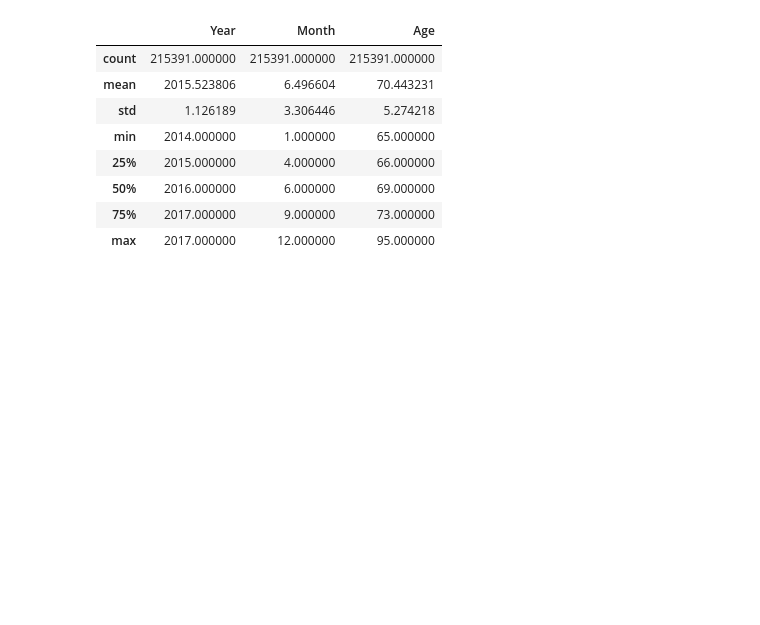
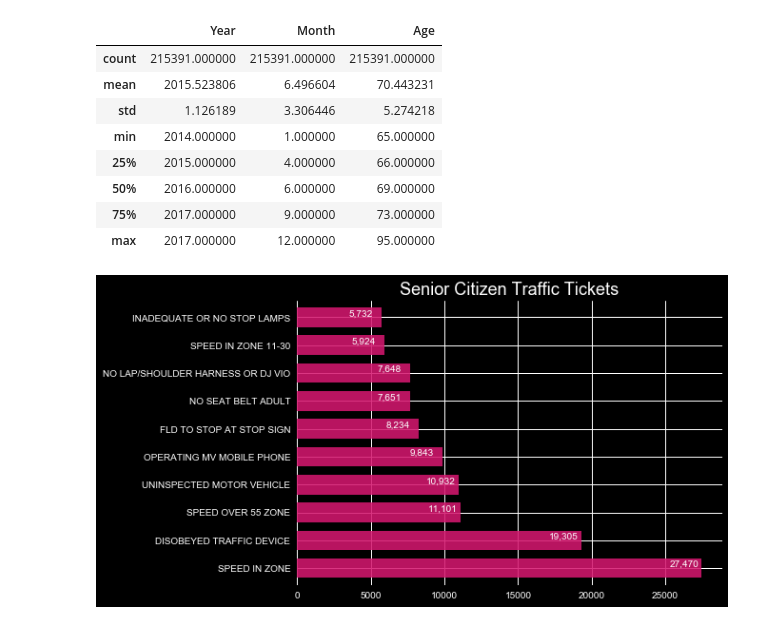
Before and after one commit to dacrands/traffic-ticket-data, a Jupyter notebook: traffic-data.ipynb, the cells around one changed output. Drawn from its saved outputs; the diff is of its cells as text; code cells hidden in the pictures; blank space fills up the shorter version.

```diff
--- a/traffic-data.ipynb
+++ b/traffic-data.ipynb
@@ -405,9 +408,9 @@ top_female_violations.plot(
 )
 ax2.set_xlim(right=450000)
 
-for i, v in enumerate(range(10)):
-    ax1.text(top_male_violations[i] - 40000, v+.065, '{:,}'.format(top_male_violations[i]))
-    ax2.text(top_female_violations[i] - 38000, v+.065, '{:,}'.format(top_female_violations[i]))
+for i in range(10):
+    ax1.text(top_male_violations[i] - 40000, i+.065, '{:,}'.format(top_male_violations[i]))
+    ax2.text(top_female_violations[i] - 40000, i+.065, '{:,}'.format(top_female_violations[i]))
 
 plt.savefig("gender-bar.jpg", bbox_inches="tight", pad_inches=0.2, dpi=240)
 # %% [output]
@@ -459,3 +462,11 @@ senior_tickets.describe()
 | 50% | 2016.000000 | 6.000000 | 69.000000 |
 | 75% | 2017.000000 | 9.000000 | 73.000000 |
 | max | 2017.000000 | 12.000000 | 95.000000 |
+# %%
+top_10_senior_violations = senior_tickets.Violation.value_counts()[:10]
+# %%
+top_10_senior_violations.plot(kind="barh", title="Senior Citizen Traffic Tickets", width=0.7, color="#d5186fde")
+for i, v in enumerate(top_10_senior_violations):
+    plt.text(v - 2200, i+.05, '{:,}'.format(v))
+# %% [output]
+[figure, added]
```
Also changed, not shown: parts of 10 cells of this notebook, 3 other files.
